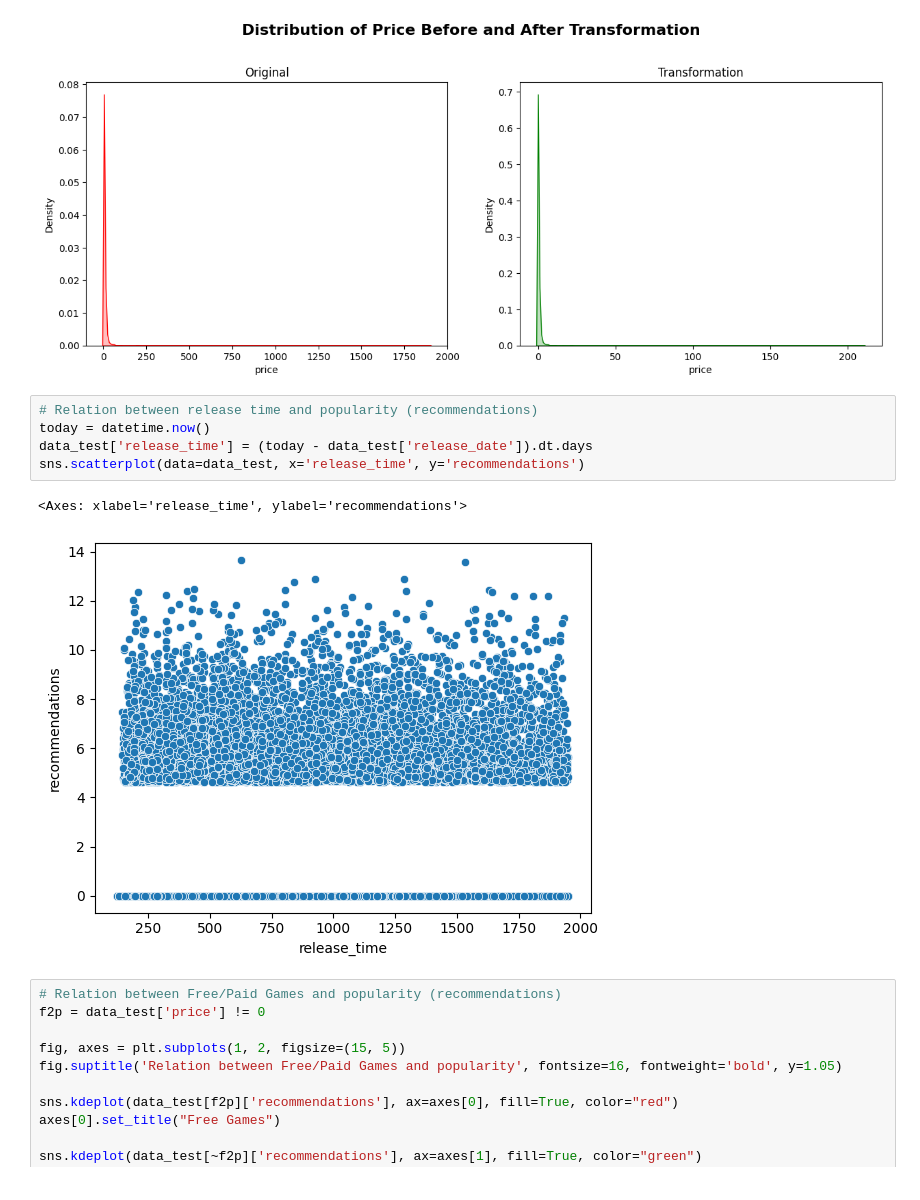
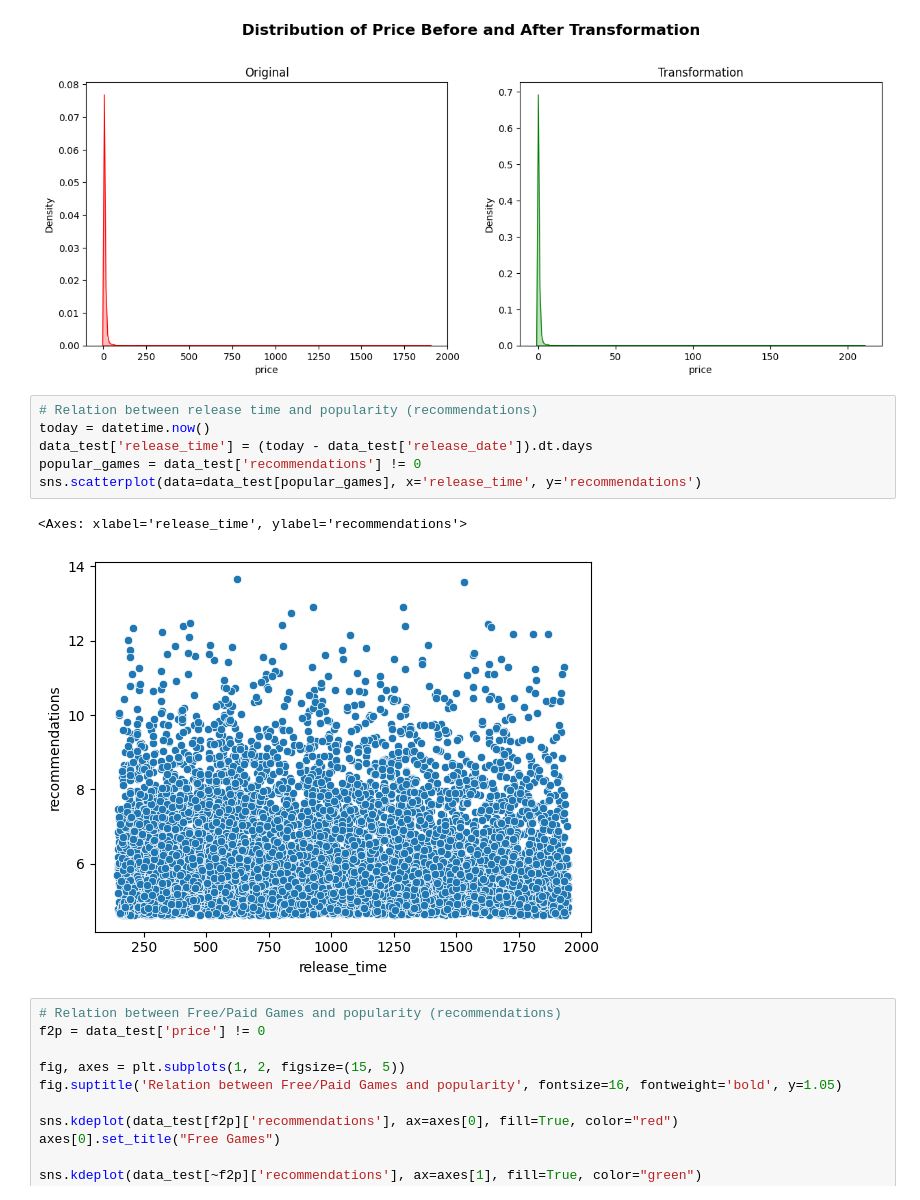
Before and after one commit to MCAlberto55/steam-games-analysis, a Jupyter notebook: notebooks/eda_analysis.ipynb, the cells around one changed output. Saved outputs shown, nothing was run; the diff lists cells and outputs as text.

```diff
--- a/notebooks/eda_analysis.ipynb
+++ b/notebooks/eda_analysis.ipynb
@@ -236,11 +236,12 @@ plt.show()
 # %%
 # Relation between release time and popularity (recommendations)
 today = datetime.now()
 data_test['release_time'] = (today - data_test['release_date']).dt.days
-sns.scatterplot(data=data_test, x='release_time', y='recommendations')
+popular_games = data_test['recommendations'] != 0
+sns.scatterplot(data=data_test[popular_games], x='release_time', y='recommendations')
 # %% [output]
 <Axes: xlabel='release_time', ylabel='recommendations'>
-[figure, old version]
+[figure, new version]
 # %%
 # Relation between Free/Paid Games and popularity (recommendations)
 f2p = data_test['price'] != 0
```
Also changed, not shown: parts of 1 cell of this notebook.
